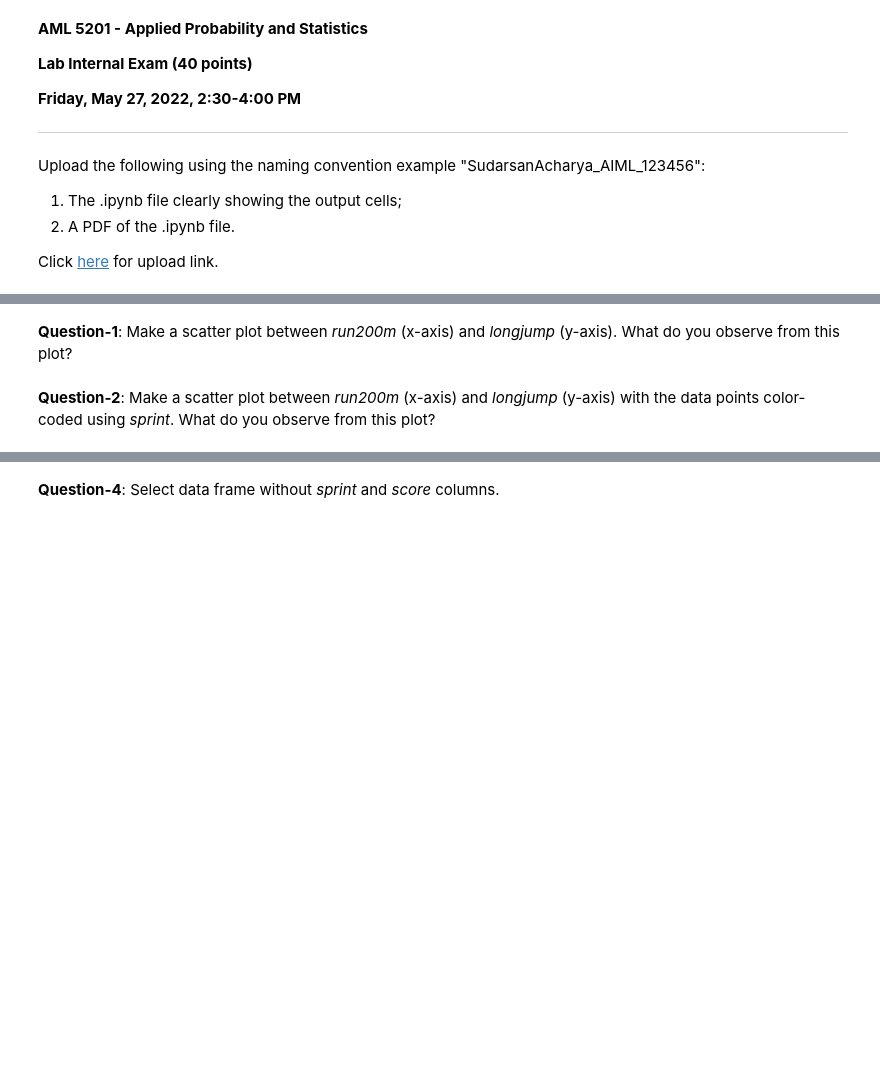
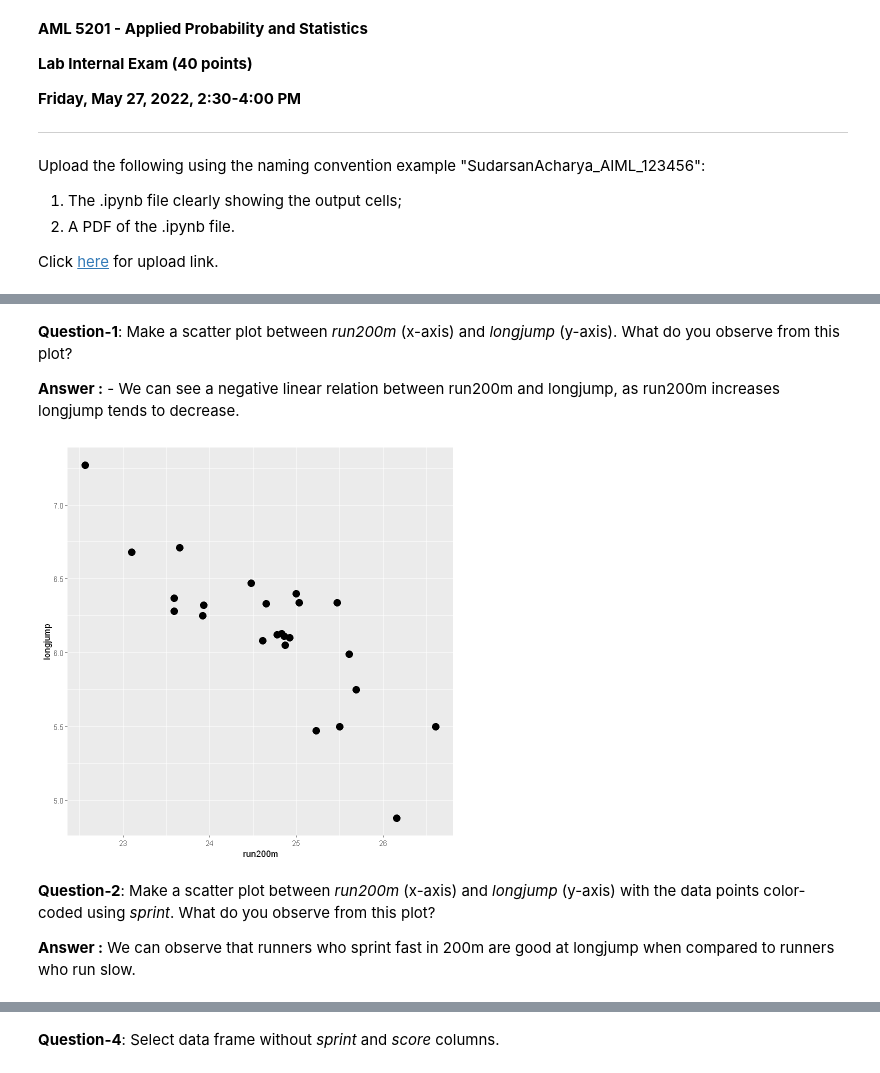
Before and after one commit to prathikshetty9b/Applied-Probability-and-Statistics, a Jupyter notebook: Codes/Lab-Internal/AML5201_LabInternalExam_R.ipynb, the cells around one changed output, grey strips where cells are left out. Drawn from its saved outputs; the diff is of its cells as text; code cells hidden in the pictures; blank space fills up the shorter version.

```diff
--- a/Codes/Lab-Internal/AML5201_LabInternalExam_R.ipynb
+++ b/Codes/Lab-Internal/AML5201_LabInternalExam_R.ipynb
@@ -38,8 +81,14 @@ head(heptathlon)
 # %% [markdown]
 **Question-1**: Make a scatter plot between *run200m* (x-axis) and *longjump* (y-axis). What do you observe from this plot?
+
+**Answer :** - We can see a negative linear relation between run200m and longjump, as run200m increases longjump tends to decrease.
 # %%
-p1 = ggplot(data = ?, aes(? = ?, y = ?)) +
-  geom_?()
+p1 = ggplot(data = heptathlon, aes(x = run200m, y = longjump)) +
+  geom_point(size = 4)
 p1
+# %% [output]
+[figure, added]
 # %% [markdown]
 **Question-2**: Make a scatter plot between *run200m* (x-axis) and *longjump* (y-axis) with the data points color-coded using *sprint*. What do you observe from this plot?
+
+**Answer :** We can observe that runners who sprint fast in 200m are good at longjump when compared to runners who run slow.
```
Also changed, not shown: parts of 9 cells of this notebook.
